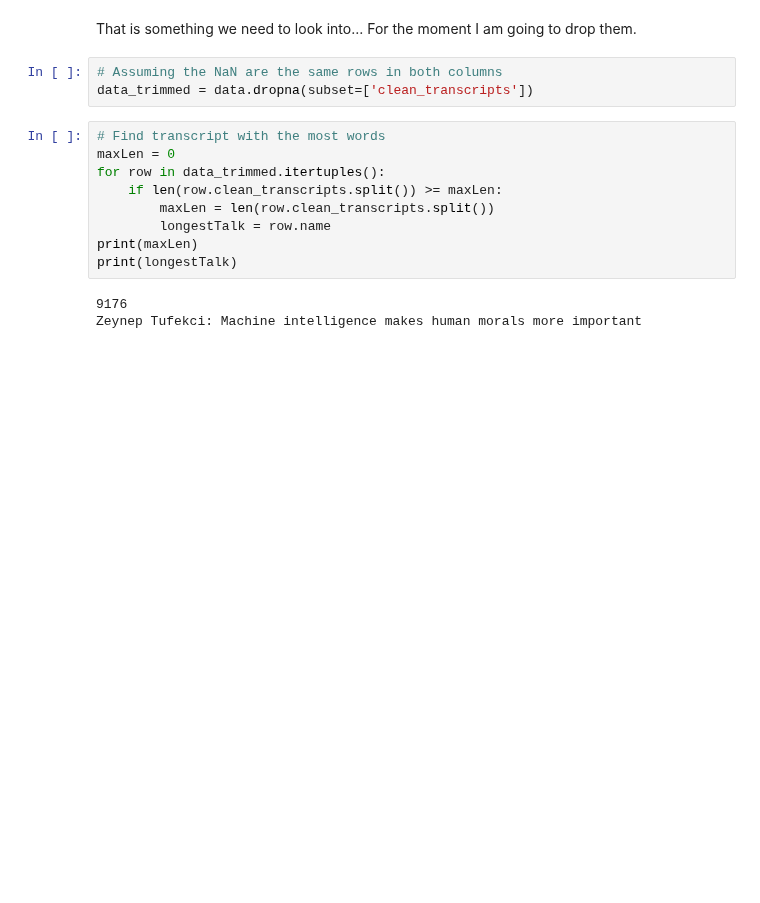
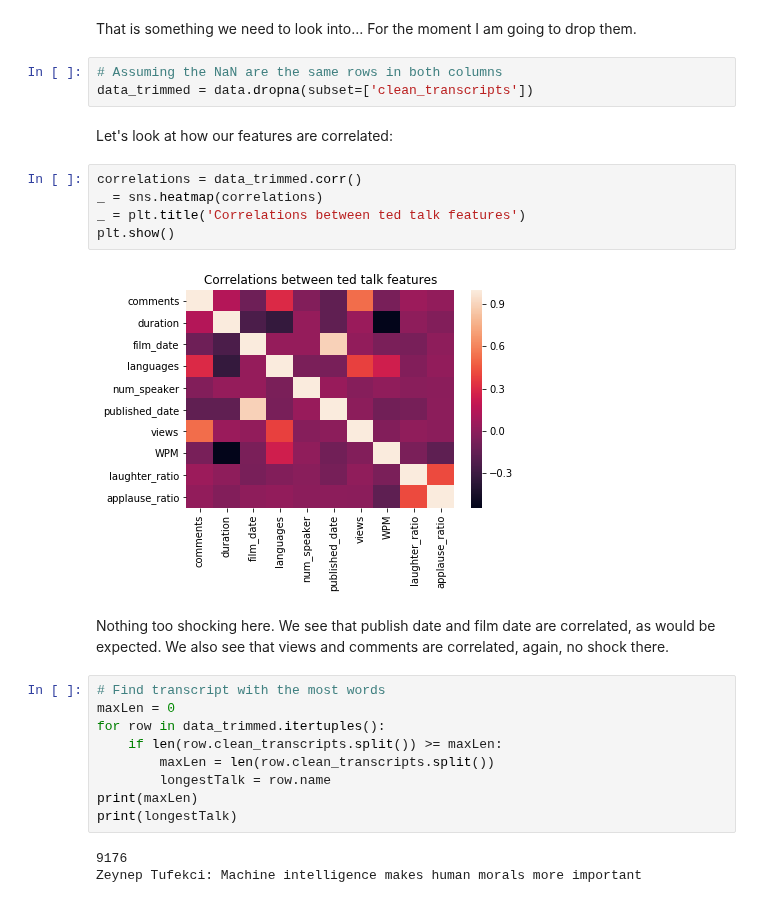
Before and after one commit to GreenMouth/Data-Science-Lab-Final-Project, a Jupyter notebook: src/Data-Exploration.ipynb, the cells around one changed output. Saved outputs shown, nothing was run; the diff lists cells and outputs as text; blank space fills up the shorter version.

```diff
--- a/src/Data-Exploration.ipynb
+++ b/src/Data-Exploration.ipynb
@@ -65,6 +66,17 @@ That is something we need to look into... For the moment I am going to drop them
 # %%
 # Assuming the NaN are the same rows in both columns
 data_trimmed = data.dropna(subset=['clean_transcripts'])
+# %% [markdown]
+Let's look at how our features are correlated:
+# %%
+correlations = data_trimmed.corr()
+_ = sns.heatmap(correlations)
+_ = plt.title('Correlations between ted talk features')
+plt.show()
+# %% [output]
+[figure, added]
+# %% [markdown]
+Nothing too shocking here. We see that publish date and film date are correlated, as would be expected. We also see that views and comments are correlated, again, no shock there.
 # %%
 # Find transcript with the most words
 maxLen = 0
```
Also changed, not shown: parts of 35 cells of this notebook, 1 other file.
